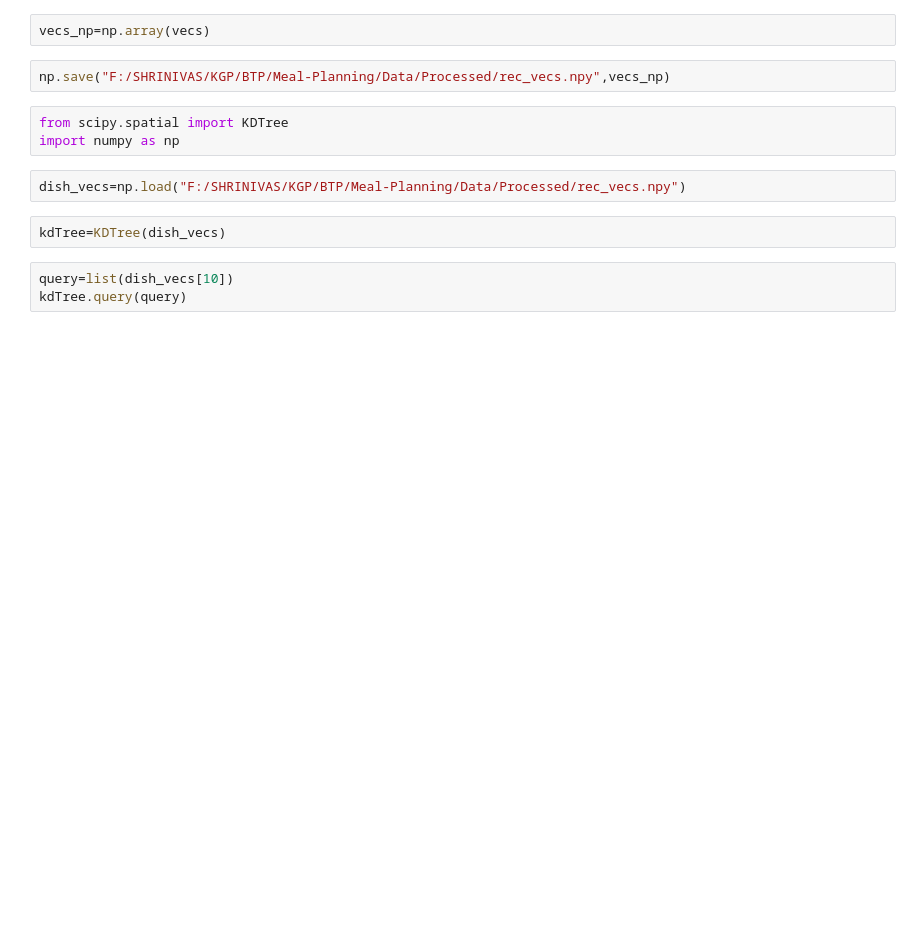
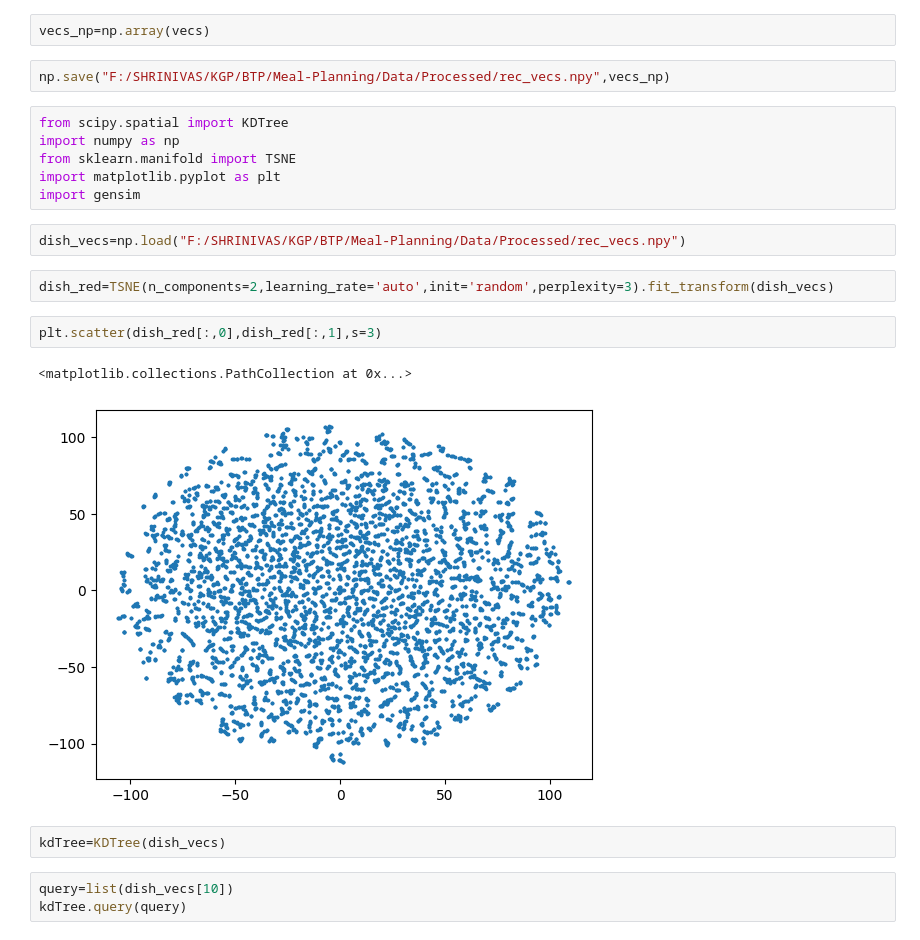
Before and after one commit to ShrinivasSK/Meal-Planning, a Jupyter notebook: Prepro/encode_recipes.ipynb, the cells around one changed output. Saved outputs shown, nothing was run; the diff lists cells and outputs as text; blank space fills up the shorter version.

```diff
--- a/Prepro/encode_recipes.ipynb
+++ b/Prepro/encode_recipes.ipynb
@@ -102,8 +82,18 @@ np.save("F:/SHRINIVAS/KGP/BTP/Meal-Planning/Data/Processed/rec_vecs.npy",vecs_np
 # %%
 from scipy.spatial import KDTree
 import numpy as np
+from sklearn.manifold import TSNE
+import matplotlib.pyplot as plt
+import gensim
 # %%
 dish_vecs=np.load("F:/SHRINIVAS/KGP/BTP/Meal-Planning/Data/Processed/rec_vecs.npy")
+# %%
+dish_red=TSNE(n_components=2,learning_rate='auto',init='random',perplexity=3).fit_transform(dish_vecs)
+# %%
+plt.scatter(dish_red[:,0],dish_red[:,1],s=3)
+# %% [output]
+<matplotlib.collections.PathCollection at 0x...>
+[figure, added]
 # %%
 kdTree=KDTree(dish_vecs)
 # %%
```
Also changed, not shown: parts of 27 cells of this notebook, 6 other files.
